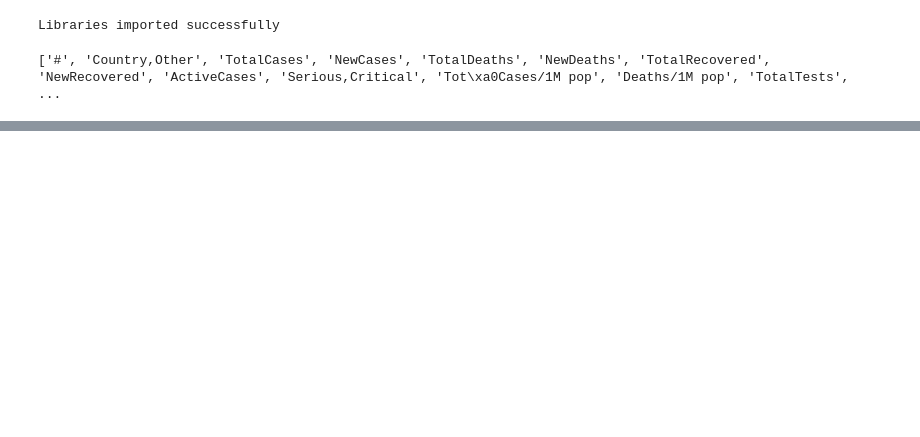
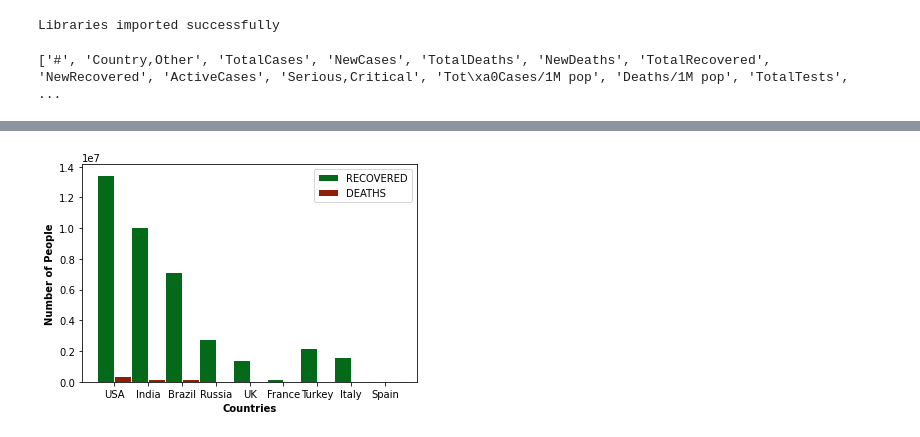
Before and after one commit to Rixant/Web-Scraping-COVID19, a Jupyter notebook: covid19_data_analysis.ipynb, the cells around one changed output, grey strips where cells are left out. Saved outputs shown, nothing was run; the diff lists cells and outputs as text; code cells hidden in the pictures; blank space fills up the shorter version.

```diff
--- a/covid19_data_analysis.ipynb
+++ b/covid19_data_analysis.ipynb
@@ -153,0 +197,13 @@ ValueError: invalid literal for int() with base 10: ''
+# %%
+r1 = np.arange(len(df_top10.TotalRecovered))
+r2 = [x + 0.5 for x in r1]
+plt.bar(r1,df_top10.TotalRecovered, color='#05691A', width=0.5, edgecolor='white', label='RECOVERED')
+plt.bar(r2 ,df_top10.TotalDeaths, color='#8E1E06',  width=0.5, edgecolor='white', label='DEATHS')
+plt.xlabel('Countries', fontweight='bold')
+plt.ylabel('Number of People', fontweight='bold')
+plt.xticks([r + 0.25 for r in range(len(df_top10.TotalDeaths))], df_top10.Countries)
+
+plt.legend()
+plt.show()
+# %% [output]
+[figure, added]
```
Also changed, not shown: parts of 18 cells of this notebook.
